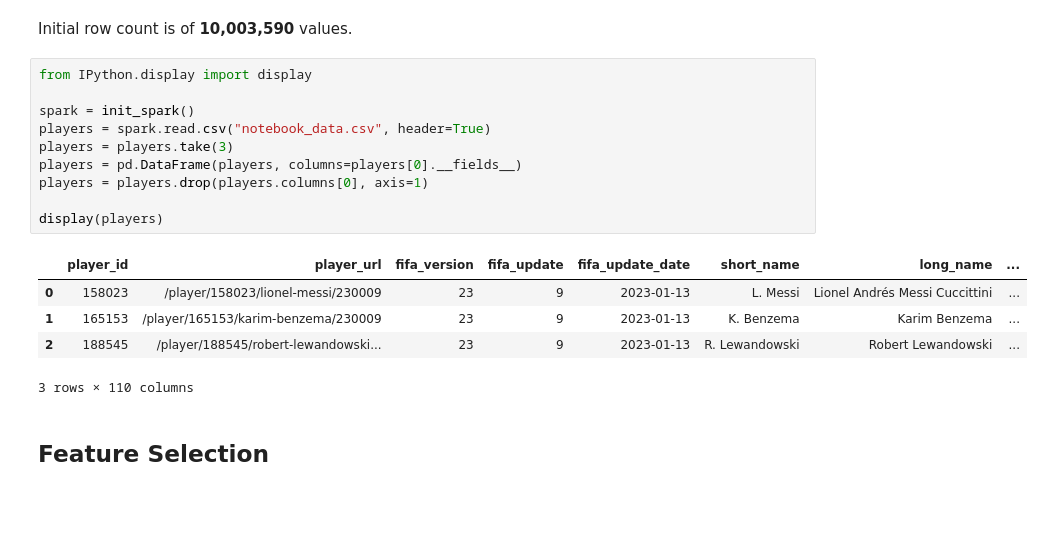
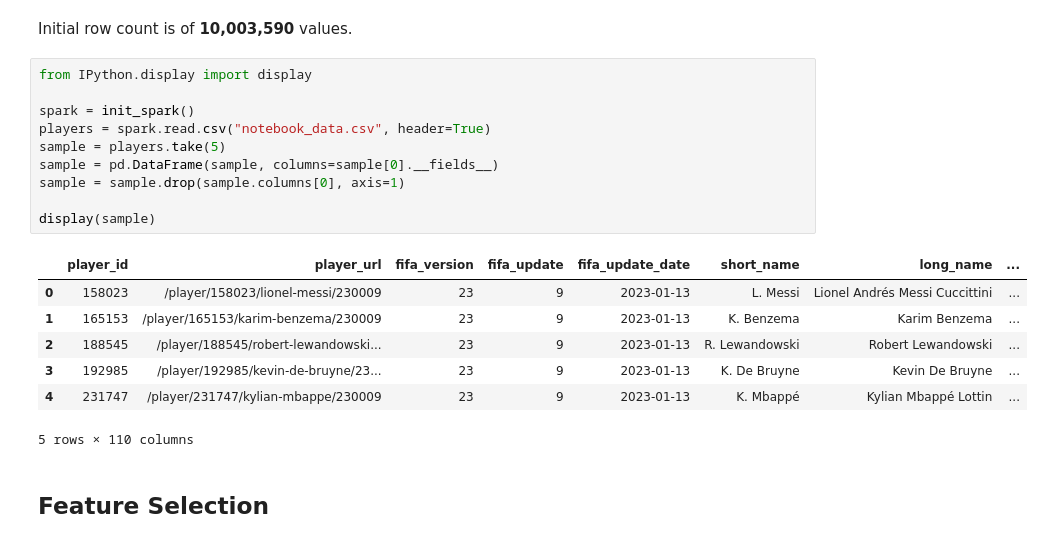
Before and after one commit to mohona6646/SOEN471_Project, a Jupyter notebook: model/data_processing.ipynb, the cells around one changed output. Cells and saved outputs as stored; diff of their text form; blank space fills up the shorter version.

```diff
--- a/model/data_processing.ipynb
+++ b/model/data_processing.ipynb
@@ -25,19 +25,21 @@ Initial row count is of **10,003,590** values.
 # %%
 from IPython.display import display
 
 spark = init_spark()
 players = spark.read.csv("notebook_data.csv", header=True)
-players = players.take(3)
-players = pd.DataFrame(players, columns=players[0].__fields__)
-players = players.drop(players.columns[0], axis=1)
+sample = players.take(5)
+sample = pd.DataFrame(sample, columns=sample[0].__fields__)
+sample = sample.drop(sample.columns[0], axis=1)
 
-display(players)
+display(sample)
 # %% [output]
 |  | player_id | player_url | fifa_version | fifa_update | fifa_update_date | short_name | long_name | ... |
 | 0 | 158023 | /player/158023/lionel-messi/230009 | 23 | 9 | 2023-01-13 | L. Messi | Lionel Andrés Messi Cuccittini | ... |
 | 1 | 165153 | /player/165153/karim-benzema/230009 | 23 | 9 | 2023-01-13 | K. Benzema | Karim Benzema | ... |
 | 2 | 188545 | /player/188545/robert-lewandowski... | 23 | 9 | 2023-01-13 | R. Lewandowski | Robert Lewandowski | ... |
+| 3 | 192985 | /player/192985/kevin-de-bruyne/23... | 23 | 9 | 2023-01-13 | K. De Bruyne | Kevin De Bruyne | ... |
+| 4 | 231747 | /player/231747/kylian-mbappe/230009 | 23 | 9 | 2023-01-13 | K. Mbappé | Kylian Mbappé Lottin | ... |
-3 rows × 110 columns
+5 rows × 110 columns
 # %% [markdown]
 ## Feature Selection
 # %% [markdown]
```
Also changed, not shown: parts of 17 cells of this notebook, 1 other file.
